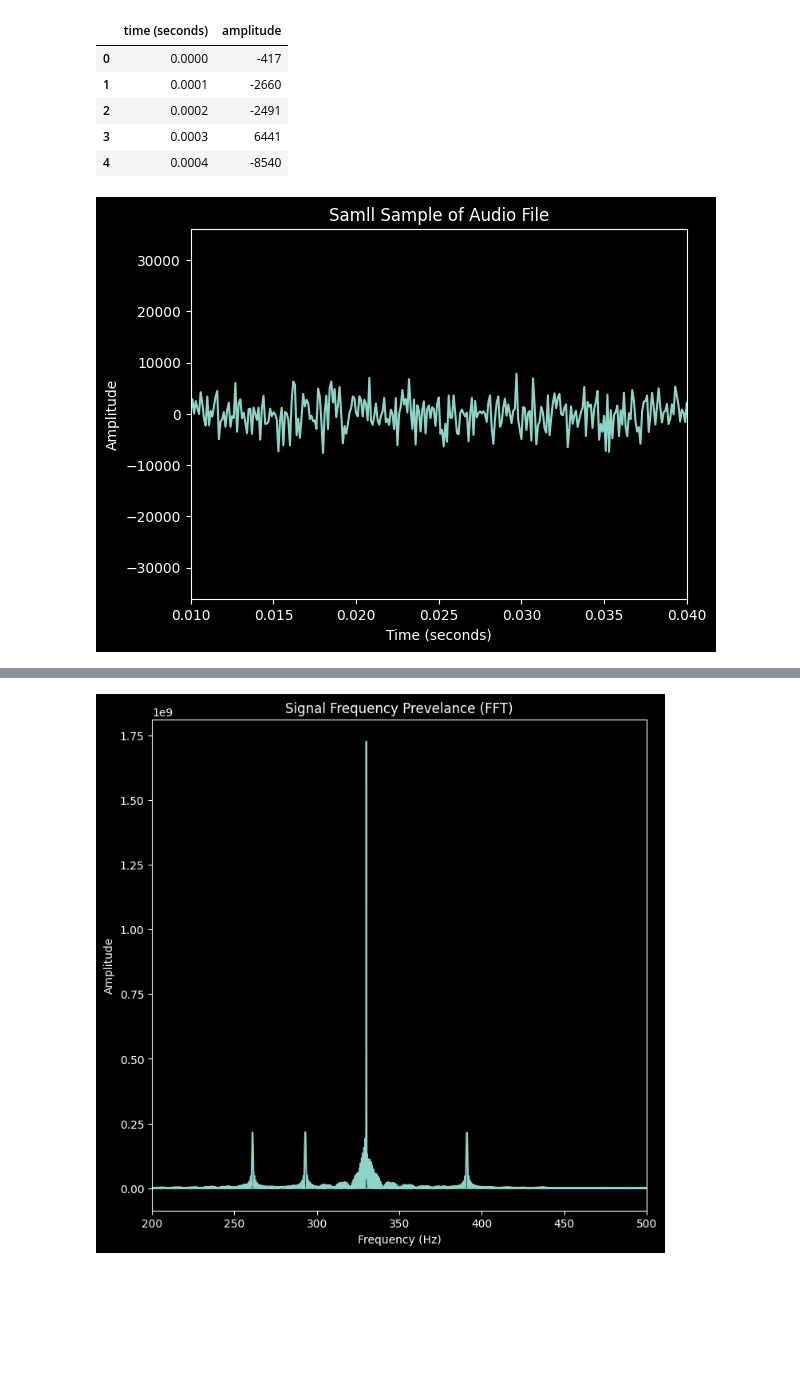
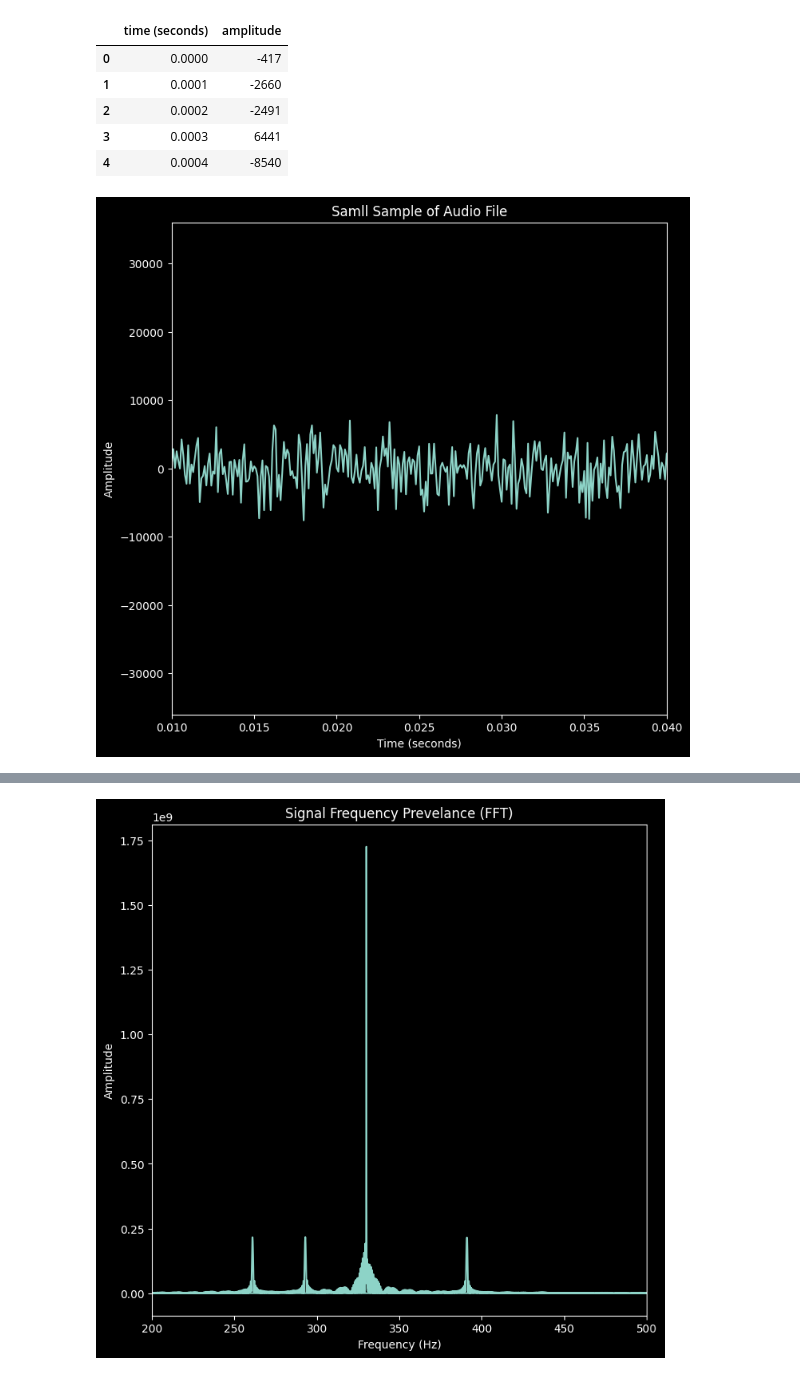
Before and after one commit to cyschneck/geocat-research, a Jupyter notebook: vast/wavelet_p1.ipynb, the cells around one changed output, grey strips where cells are left out. Saved outputs shown, nothing was run; the diff lists cells and outputs as text; code cells hidden in the pictures; blank space fills up the shorter version.

Commit message:
update wavelet images

```diff
--- a/vast/wavelet_p1.ipynb
+++ b/vast/wavelet_p1.ipynb
@@ -41,13 +41,13 @@ signal_df.head()
 | 4 | 0.0004 | -8540 |
 # %%
 # Plot .wav file
-fig, ax = plt.subplots()
+fig, ax = plt.subplots(figsize=(8, 8))
 fig = plt.plot(signal_df["time (seconds)"], signal_df["amplitude"])
 plt.title("Samll Sample of Audio File")
 ax.set_xlim(signal_df["time (seconds)"][100], signal_df["time (seconds)"][400])
 plt.xlabel("Time (seconds)")
 plt.ylabel("Amplitude")
 plt.savefig("jingle_bells_sample.png")
 plt.show()
 # %% [output]
-[figure, old version]
+[figure, new version]
```
Also changed, not shown: parts of 6 cells of this notebook, 3 other files.
